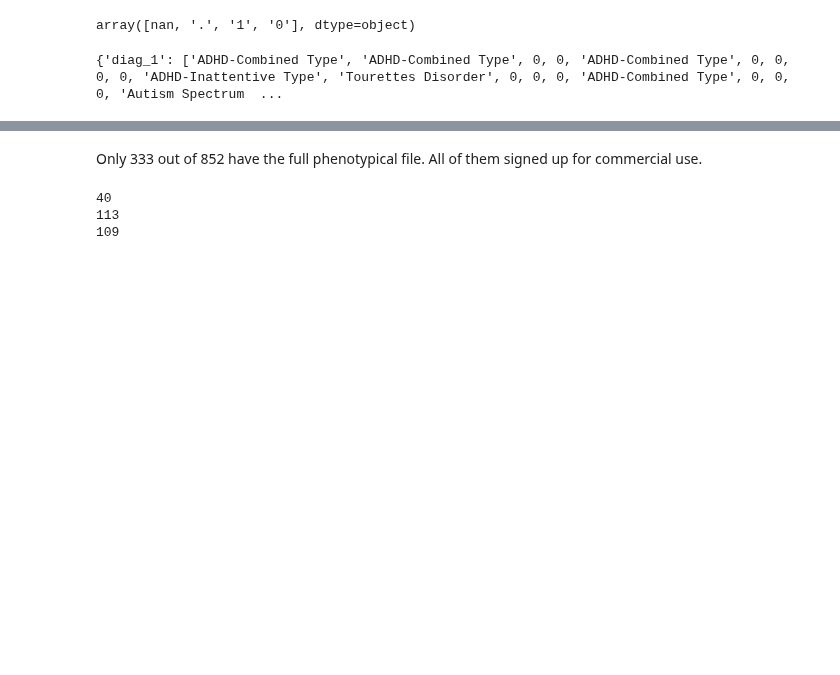
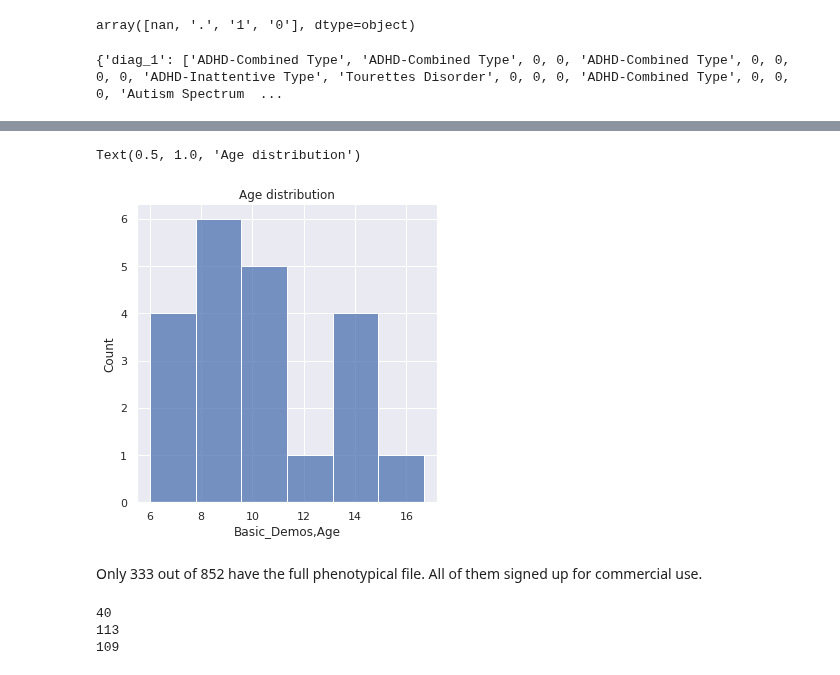
Before and after one commit to cristinarainich/Child-Mind-Institute-Project, a Jupyter notebook: Pheno_data.ipynb, the cells around one changed output, grey strips where cells are left out. Cells and saved outputs as stored; diff of their text form; code cells hidden in the pictures; blank space fills up the shorter version.

```diff
--- a/Pheno_data.ipynb
+++ b/Pheno_data.ipynb
@@ -414,3 +561,10 @@ conf1 = data['ConsensusDx,DX_01'].values
+# %%
+subset = data_pheno[data_pheno['Comorbid'] == 0]
+sns.displot(subset[subset['Diagnosis'] == 'Specific Learning Disorder with Impairment in Reading']['Basic_Demos,Age'])
+pl.title('Age distribution')
+# %% [output]
+Text(0.5, 1.0, 'Age distribution')
+[figure, added]
 # %% [markdown]
 Only 333 out of 852 have the full phenotypical file. All of them signed up for commercial use.
 # %%
```
Also changed, not shown: parts of 21 cells of this notebook.
